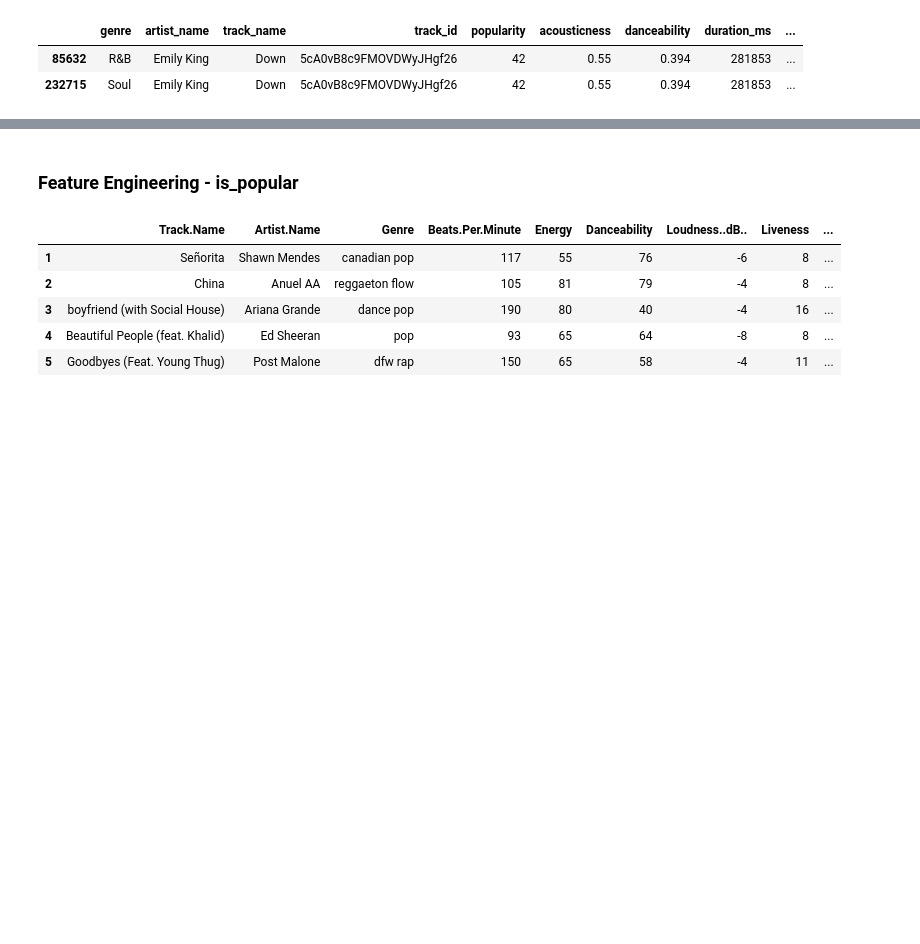
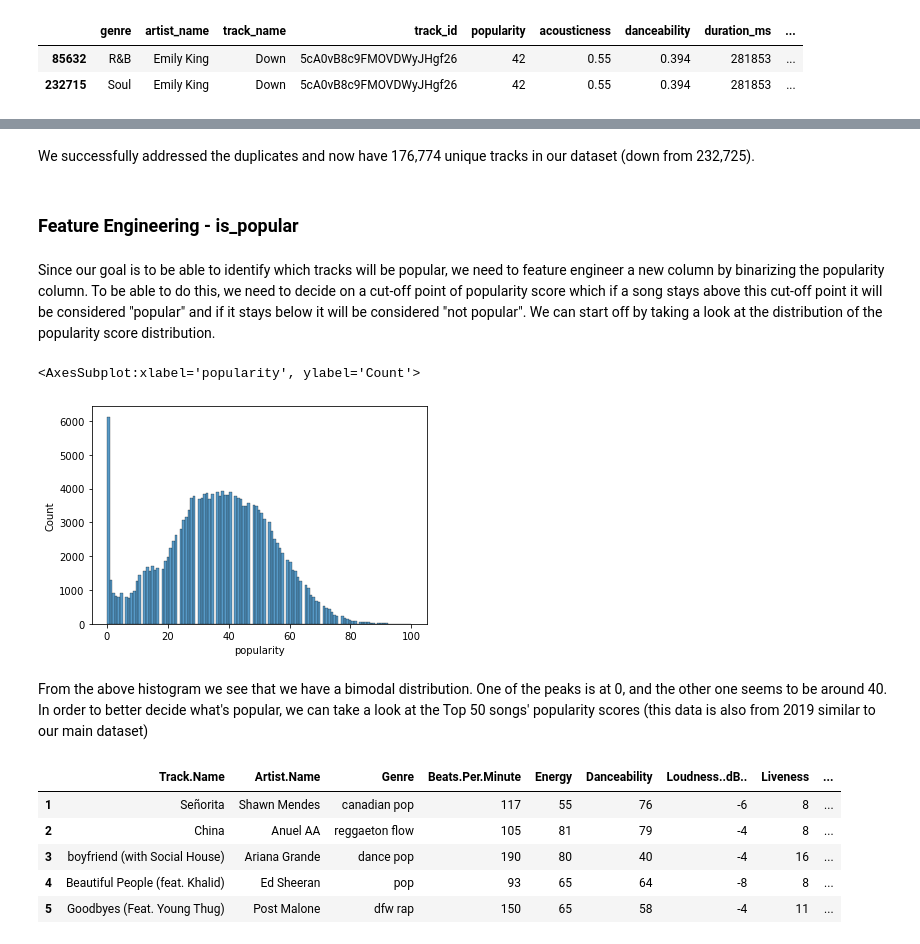
Before and after one commit to ebtezcan/Spotify-Song-Popularity-Prediction, a Jupyter notebook: index_OSEMN_plus_mvp.ipynb, the cells around one changed output, grey strips where cells are left out. Drawn from its saved outputs; the diff is of its cells as text; code cells hidden in the pictures; blank space fills up the shorter version.

```diff
--- a/index_OSEMN_plus_mvp.ipynb
+++ b/index_OSEMN_plus_mvp.ipynb
@@ -397,2 +421,6 @@ df[df.index =='6iOvnACn4ChlAw4lWUU4dd']
+# %% [markdown]
+We successfully addressed the duplicates and now have 176,774 unique tracks in our dataset (down from 232,725).
 # %% [markdown]
 ### Feature Engineering - is_popular
+# %% [markdown]
+Since our goal is to be able to identify which tracks will be popular, we need to feature engineer a new column by binarizing the popularity column. To be able to do this, we need to decide on a cut-off point of popularity score which if a song stays above this cut-off point it will be considered "popular" and if it stays below it will be considered "not popular". We can start off by taking a look at the distribution of the popularity score distribution.
@@ -399 +430,9 @@ df[df.index =='6iOvnACn4ChlAw4lWUU4dd']
+# %%
+#creating a histogram to see distribution of popularity scores in the dataset.
+sns.histplot(df['popularity'], bins='auto')
+# %% [output]
+<AxesSubplot:xlabel='popularity', ylabel='Count'>
+[figure, added]
+# %% [markdown]
+From the above histogram we see that we have a bimodal distribution. One of the peaks is at 0, and the other one seems to be around 40. In order to better decide what's popular, we can take a look at the Top 50 songs' popularity scores (this data is also from 2019 similar to our main dataset)
 # %%
```
Also changed, not shown: parts of 50 cells of this notebook.
